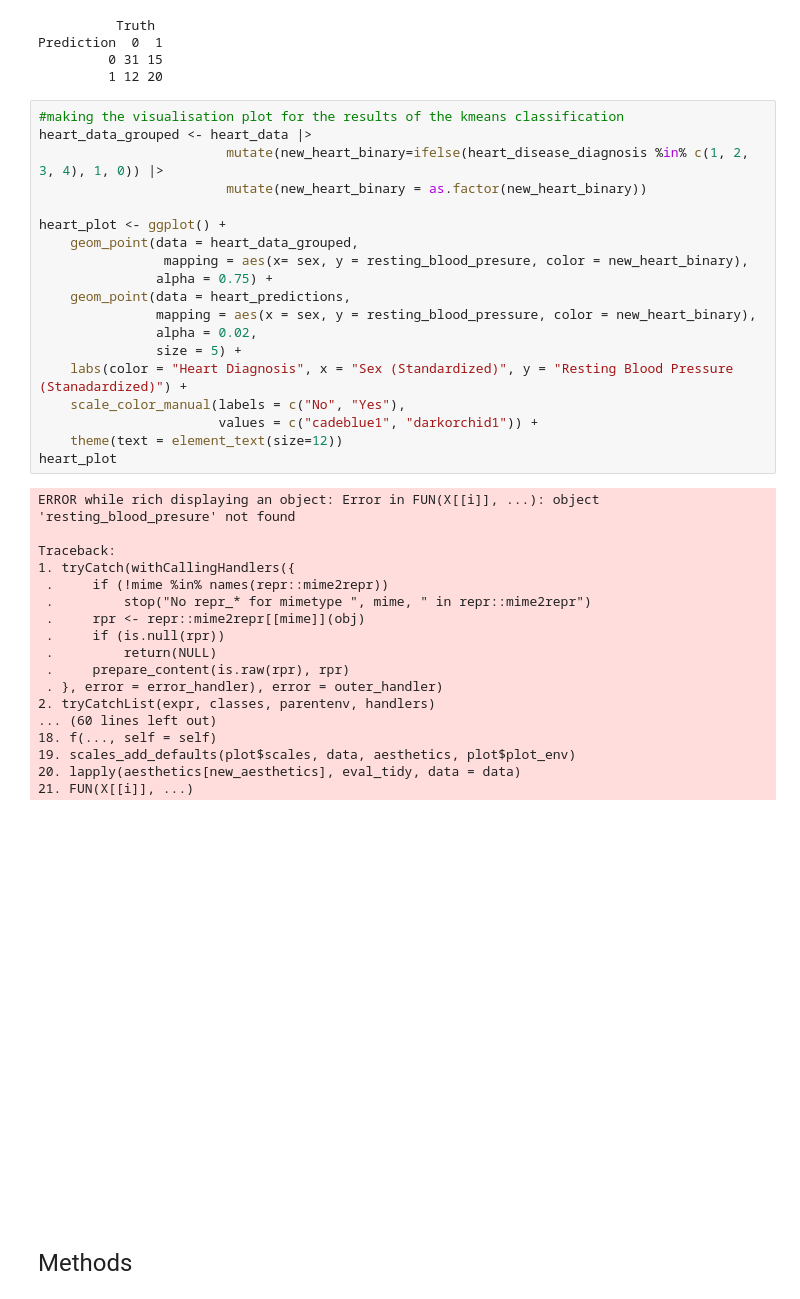
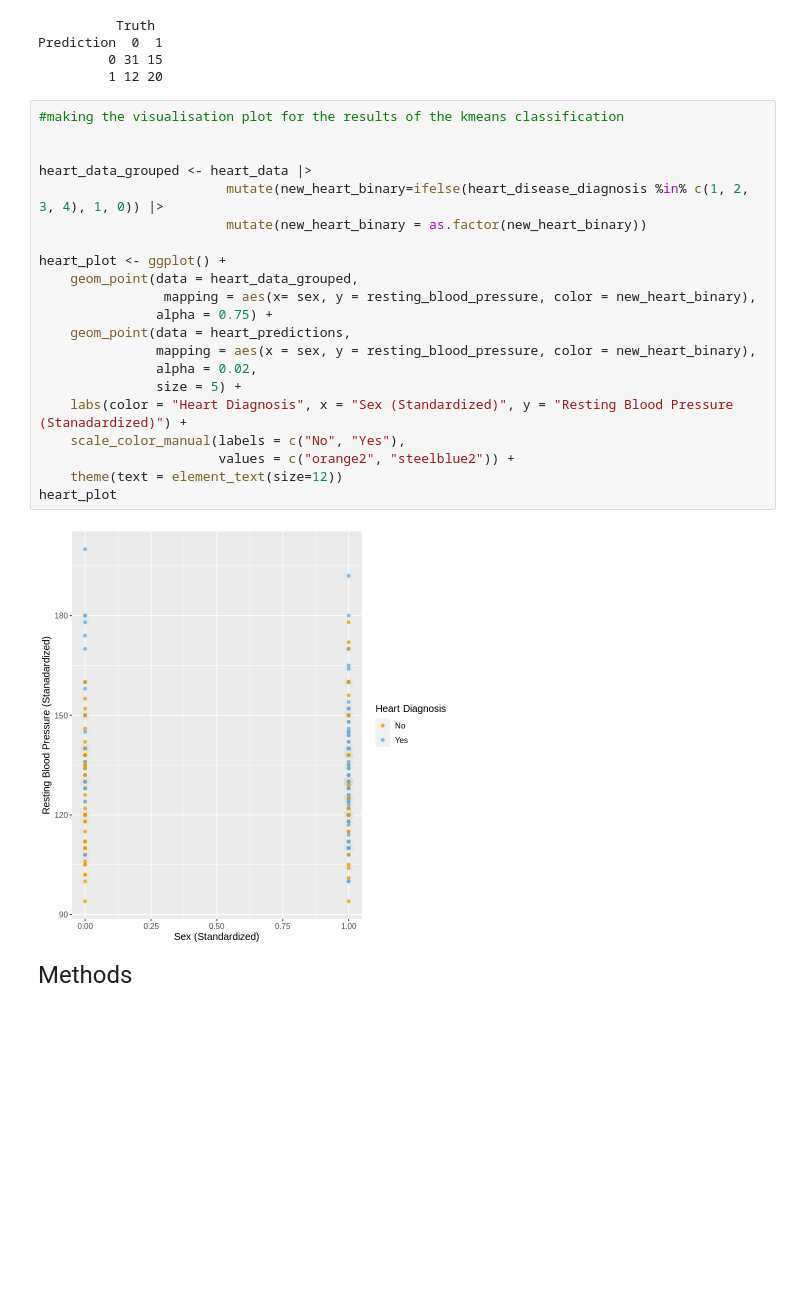
Before and after one commit to ck2671/dsci-100-2022w2-group-35, a Jupyter notebook: Heart Disease Project.ipynb, the cells around one changed output. Saved outputs shown, nothing was run; the diff lists cells and outputs as text; blank space fills up the shorter version.

Commit message:
fixed visualisation plot

```diff
--- a/Heart Disease Project.ipynb
+++ b/Heart Disease Project.ipynb
@@ -291,42 +291,27 @@ Prediction  0  1
          1 12 20
 # %%
 #making the visualisation plot for the results of the kmeans classification
+
+
 heart_data_grouped <- heart_data |>
                         mutate(new_heart_binary=ifelse(heart_disease_diagnosis %in% c(1, 2, 3, 4), 1, 0)) |>
                         mutate(new_heart_binary = as.factor(new_heart_binary))
 
 heart_plot <- ggplot() +
     geom_point(data = heart_data_grouped,
-                mapping = aes(x= sex, y = resting_blood_presure, color = new_heart_binary),
+                mapping = aes(x= sex, y = resting_blood_pressure, color = new_heart_binary),
                alpha = 0.75) +
     geom_point(data = heart_predictions,
                mapping = aes(x = sex, y = resting_blood_pressure, color = new_heart_binary),
                alpha = 0.02,
                size = 5) +
     labs(color = "Heart Diagnosis", x = "Sex (Standardized)", y = "Resting Blood Pressure (Stanadardized)") +
     scale_color_manual(labels = c("No", "Yes"),
-                       values = c("cadeblue1", "darkorchid1")) +
+                       values = c("orange2", "steelblue2")) +
     theme(text = element_text(size=12))
 heart_plot
 # %% [output]
-ERROR while rich displaying an object: Error in FUN(X[[i]], ...): object 'resting_blood_presure' not found
-
-Traceback:
-1. tryCatch(withCallingHandlers({
- .     if (!mime %in% names(repr::mime2repr))
- .         stop("No repr_* for mimetype ", mime, " in repr::mime2repr")
- .     rpr <- repr::mime2repr[[mime]](obj)
- .     if (is.null(rpr))
- .         return(NULL)
- .     prepare_content(is.raw(rpr), rpr)
- . }, error = error_handler), error = outer_handler)
-2. tryCatchList(expr, classes, parentenv, handlers)
-... (60 lines left out)
-18. f(..., self = self)
-19. scales_add_defaults(plot$scales, data, aesthetics, plot$plot_env)
-20. lapply(aesthetics[new_aesthetics], eval_tidy, data = data)
-21. FUN(X[[i]], ...)
-[figure, old version]
+[figure, new version]
 # %% [markdown]
 <font size="5"> Methods </font>
 # %% [markdown]
```
Also changed, not shown: parts of 1 cell of this notebook.
